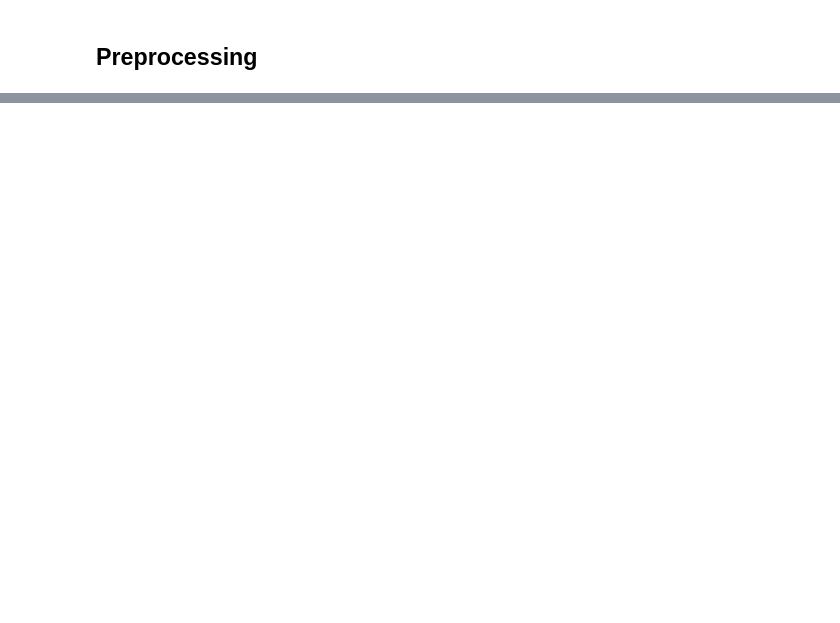
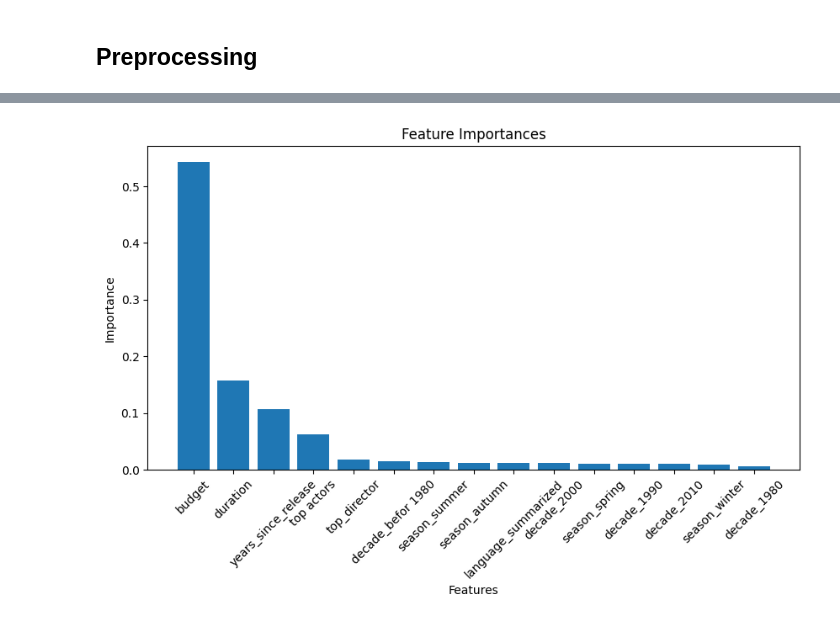
Before and after one commit to Milad-Tz/TMDB-Movie-Dataset-EDA-Modelling-and-Recommender-System, a Jupyter notebook: machine learning codes.ipynb, the cells around one changed output, grey strips where cells are left out. Saved outputs shown, nothing was run; the diff lists cells and outputs as text; code cells hidden in the pictures; blank space fills up the shorter version.

```diff
--- a/machine learning codes.ipynb
+++ b/machine learning codes.ipynb
@@ -89,2 +43,4 @@ memory usage: 220.4+ KB
+# %%
+main_df['profit_categorized'] = main_df['profit_categorized'].replace({'profit': 1, 'no profit':0})
 # %% [markdown]
 ## Preprocessing
@@ -115,4 +46,0 @@ memory usage: 220.4+ KB
-# %%
-df['profit_categorized'] = df['profit_categorized'].replace({'profit': 1, 'no profit':0})
-# %%
-df['language_summarized'] = df['language_summarized'].replace({'English': 1, 'Not English':0})
@@ -193,0 +462,14 @@ memory usage: 245.6 KB
+# %%
+# Define the parameter grid for Random Forest
+param_grid = {
+    'n_estimators': [100, 80, 200],
+    'min_samples_split': [10, 15, 20],
+    'min_samples_leaf': [None, 10, 15],
+    'max_depth': [None, 6, 8]
+}
+
+# Initialize Random Forest model
+rf = RandomForestClassifier(random_state=42)
+
+best_params = tune_hyperparameters(rf, param_grid, X_train, y_train)
+trained_model = train_model(rf, best_params, X_train, y_train)
@@ -193,0 +506,24 @@ memory usage: 245.6 KB
+# %%
+# Feature importances
+rf = trained_model
+features = list(X_train.columns)
+
+importances = rf.feature_importances_
+
+# Get indices to sort the features by importance
+sorted_indices = np.argsort(importances)[::-1]
+
+# Sort features and importances accordingly
+sorted_features = [features[i] for i in sorted_indices]
+sorted_importances = importances[sorted_indices]
+
+# Plotting feature importances
+plt.figure(figsize=(10, 5))
+plt.bar(sorted_features, sorted_importances)
+plt.title('Feature Importances')
+plt.xlabel('Features')
+plt.ylabel('Importance')
+plt.xticks(rotation=45)
+plt.show()
+# %% [output]
+[figure, added]
```
Also changed, not shown: parts of 139 cells of this notebook, 2 other files.
